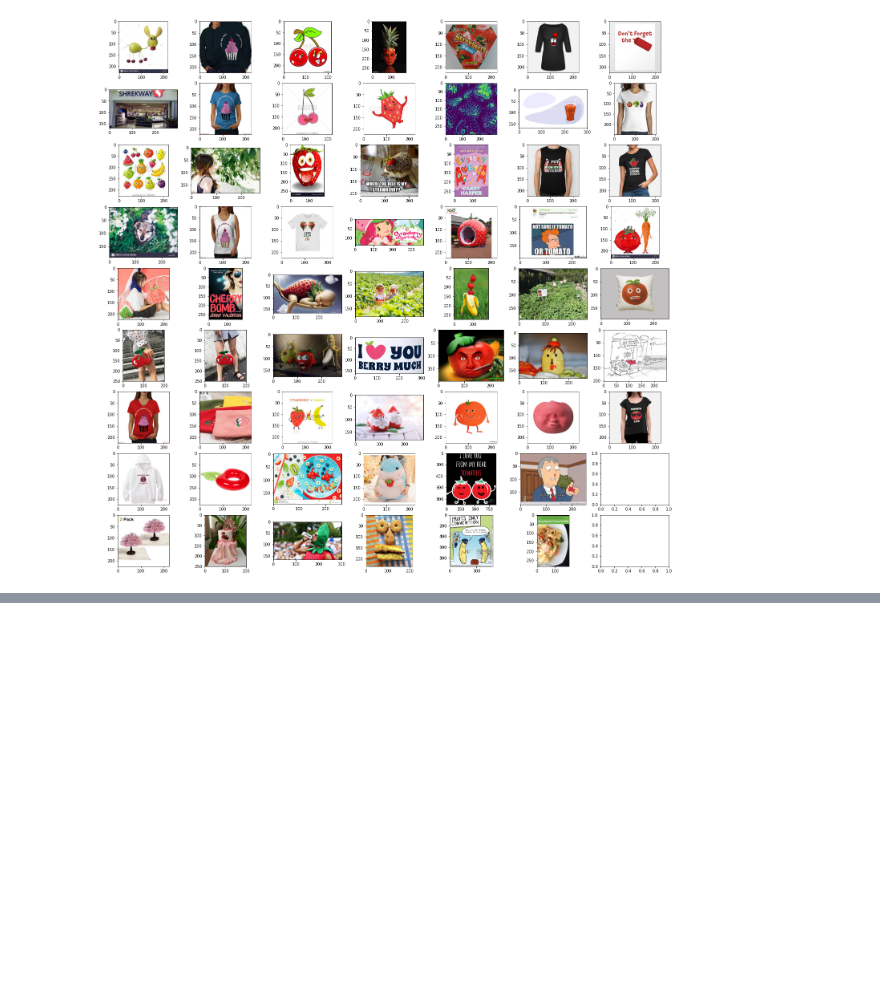
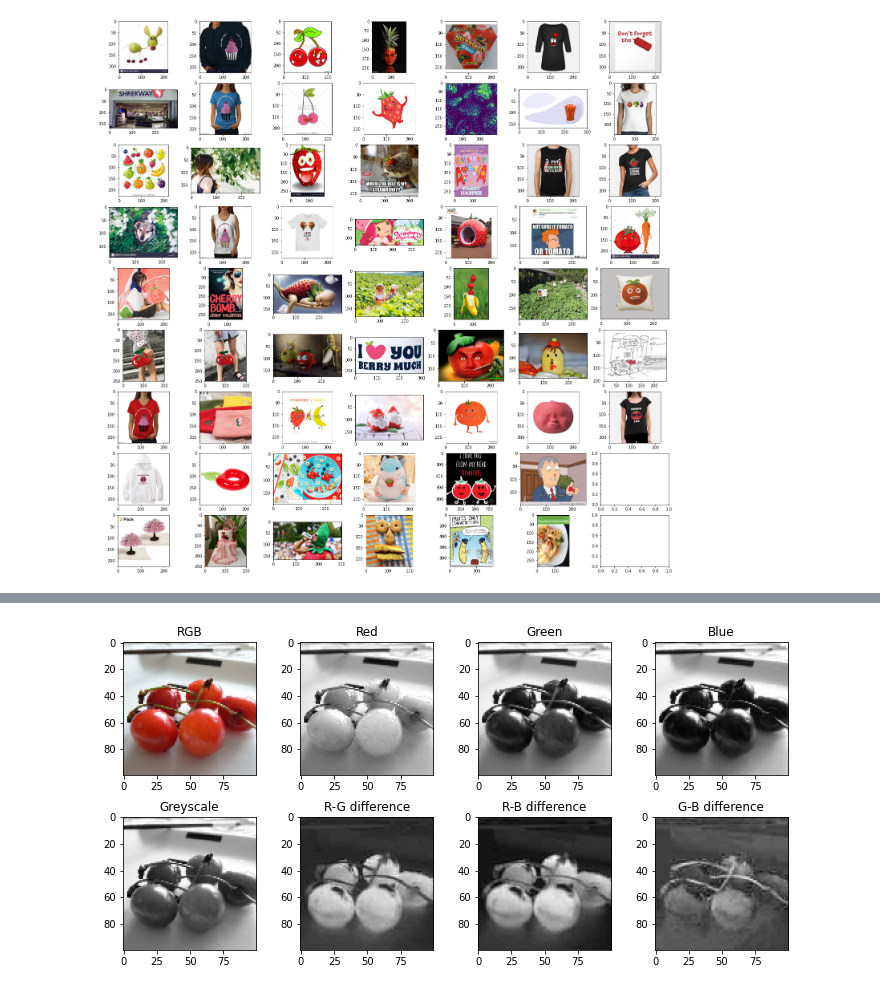
Before and after one commit to johnielb/FruitNet, a Jupyter notebook: eda.ipynb, the cells around one changed output, grey strips where cells are left out. Cells and saved outputs as stored; diff of their text form; code cells hidden in the pictures; blank space fills up the shorter version.

```diff
--- a/eda.ipynb
+++ b/eda.ipynb
@@ -127,0 +170,8 @@ plot_image_channels(X_train[y_train.index('tomato') + 9])
+# %%
+from torch.nn import functional as F
+
+X_train_proc2 = F.interpolate(X_train_proc, size=100)
+# %%
+plot_image_channels2(X_train_proc2[y_train.index('cherry') + 8])
+# %% [output]
+[figure, added]
```
Also changed, not shown: parts of 25 cells of this notebook, 2 other files.
